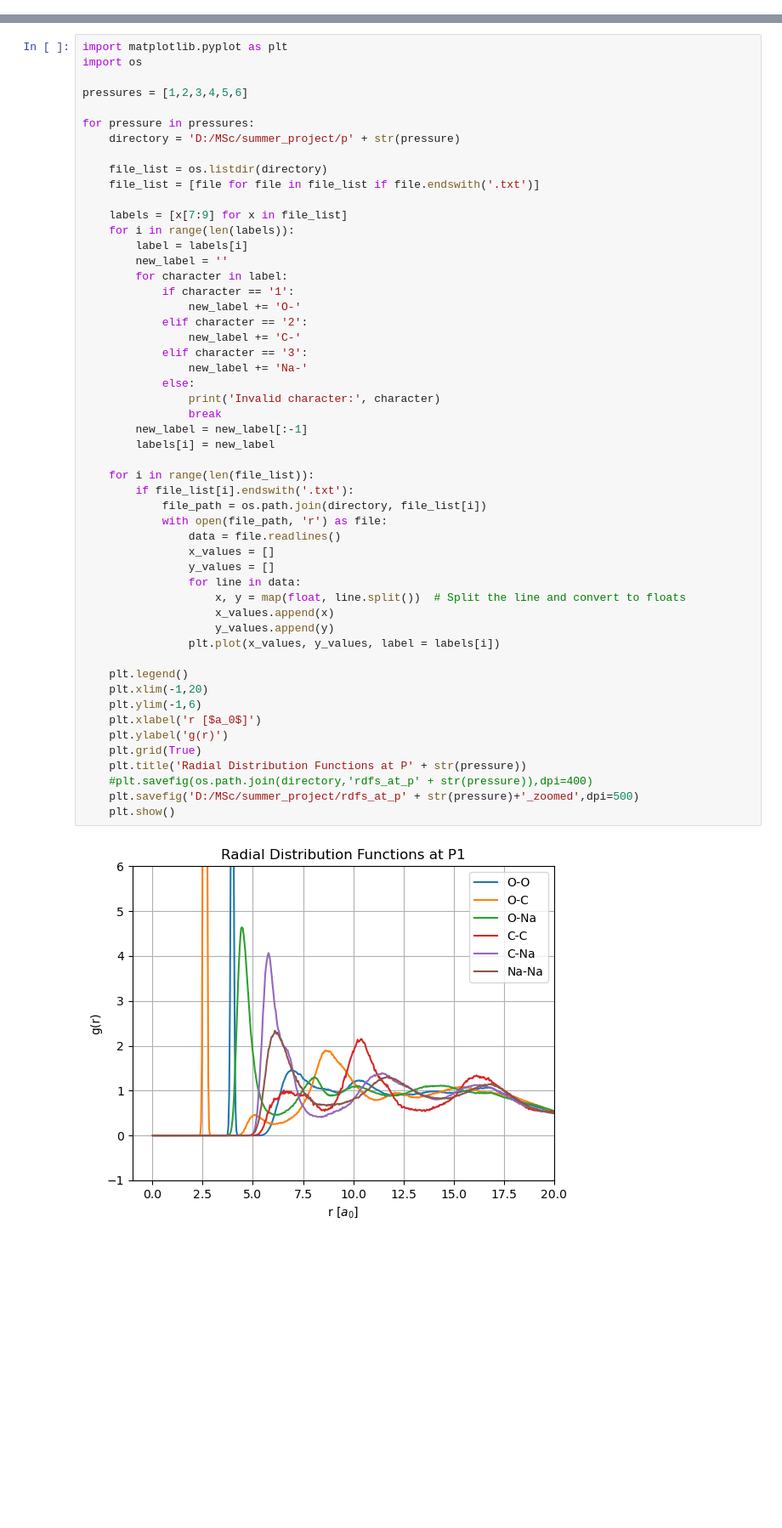
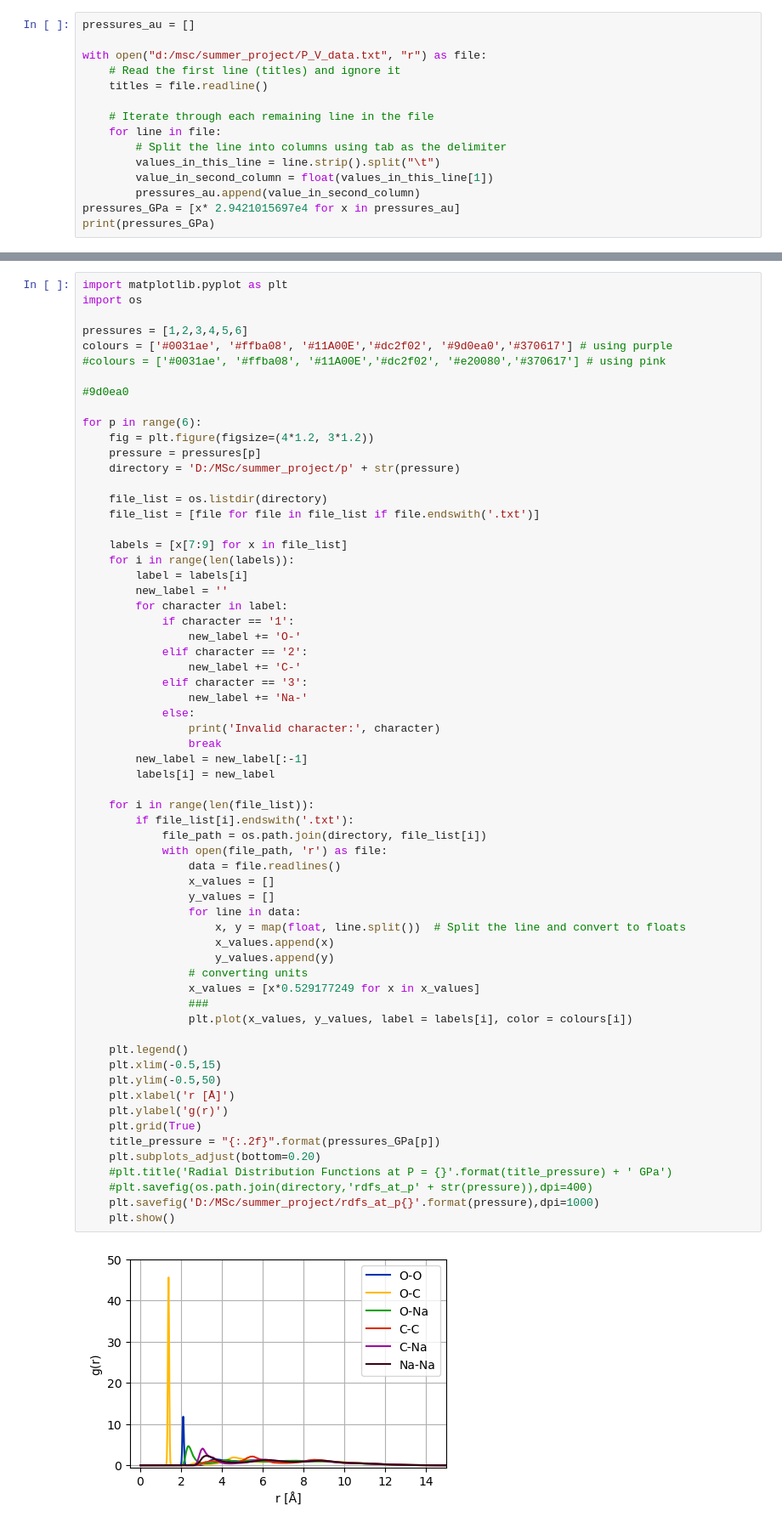
Before and after one commit to fionabaumhauer/msc_summer_project, a Jupyter notebook: plotting.ipynb, the cells around one changed output, grey strips where cells are left out. Shown at 85% size. Drawn from its saved outputs; the diff is of its cells as text; blank space fills up the shorter version.

```diff
--- a/plotting.ipynb
+++ b/plotting.ipynb
@@ -0,0 +1,15 @@
+# %%
+pressures_au = []
+
+with open("d:/msc/summer_project/P_V_data.txt", "r") as file:
+    # Read the first line (titles) and ignore it
+    titles = file.readline()
+
+    # Iterate through each remaining line in the file
+    for line in file:
+        # Split the line into columns using tab as the delimiter
+        values_in_this_line = line.strip().split("\t")
+        value_in_second_column = float(values_in_this_line[1])
+        pressures_au.append(value_in_second_column)
+pressures_GPa = [x* 2.9421015697e4 for x in pressures_au]
+print(pressures_GPa)
@@ -3,8 +24,14 @@ import matplotlib.pyplot as plt
 import os
 
 pressures = [1,2,3,4,5,6]
+colours = ['#0031ae', '#ffba08', '#11A00E','#dc2f02', '#9d0ea0','#370617'] # using purple
+#colours = ['#0031ae', '#ffba08', '#11A00E','#dc2f02', '#e20080','#370617'] # using pink
 
-for pressure in pressures:
+#9d0ea0
+
+for p in range(6):
+    fig = plt.figure(figsize=(4*1.2, 3*1.2))
+    pressure = pressures[p]
     directory = 'D:/MSc/summer_project/p' + str(pressure)
 
     file_list = os.listdir(directory)
@@ -18,37 +45,42 @@ for pressure in pressures:
             if character == '1':
                 new_label += 'O-'
             elif character == '2':
                 new_label += 'C-'
             elif character == '3':
                 new_label += 'Na-'
             else:
                 print('Invalid character:', character)
                 break
         new_label = new_label[:-1]
         labels[i] = new_label
 
     for i in range(len(file_list)):
         if file_list[i].endswith('.txt'):
             file_path = os.path.join(directory, file_list[i])
             with open(file_path, 'r') as file:
                 data = file.readlines()
                 x_values = []
                 y_values = []
                 for line in data:
                     x, y = map(float, line.split())  # Split the line and convert to floats
                     x_values.append(x)
                     y_values.append(y)
-                plt.plot(x_values, y_values, label = labels[i])
+                # converting units
+                x_values = [x*0.529177249 for x in x_values]
+                ###
+                plt.plot(x_values, y_values, label = labels[i], color = colours[i])
 
     plt.legend()
-    plt.xlim(-1,20)
-    plt.ylim(-1,6)
-    plt.xlabel('r [$a_0$]')
+    plt.xlim(-0.5,15)
+    plt.ylim(-0.5,50)
+    plt.xlabel('r [Å]')
     plt.ylabel('g(r)')
     plt.grid(True)
-    plt.title('Radial Distribution Functions at P' + str(pressure))
+    title_pressure = "{:.2f}".format(pressures_GPa[p])
+    plt.subplots_adjust(bottom=0.20)
+    #plt.title('Radial Distribution Functions at P = {}'.format(title_pressure) + ' GPa')
     #plt.savefig(os.path.join(directory,'rdfs_at_p' + str(pressure)),dpi=400)
-    plt.savefig('D:/MSc/summer_project/rdfs_at_p' + str(pressure)+'_zoomed',dpi=500)
+    plt.savefig('D:/MSc/summer_project/rdfs_at_p{}'.format(pressure),dpi=1000)
     plt.show()
 # %% [output]
-[figure, old version]
+[figure, new version]
```
Also changed, not shown: parts of 4 cells of this notebook.
